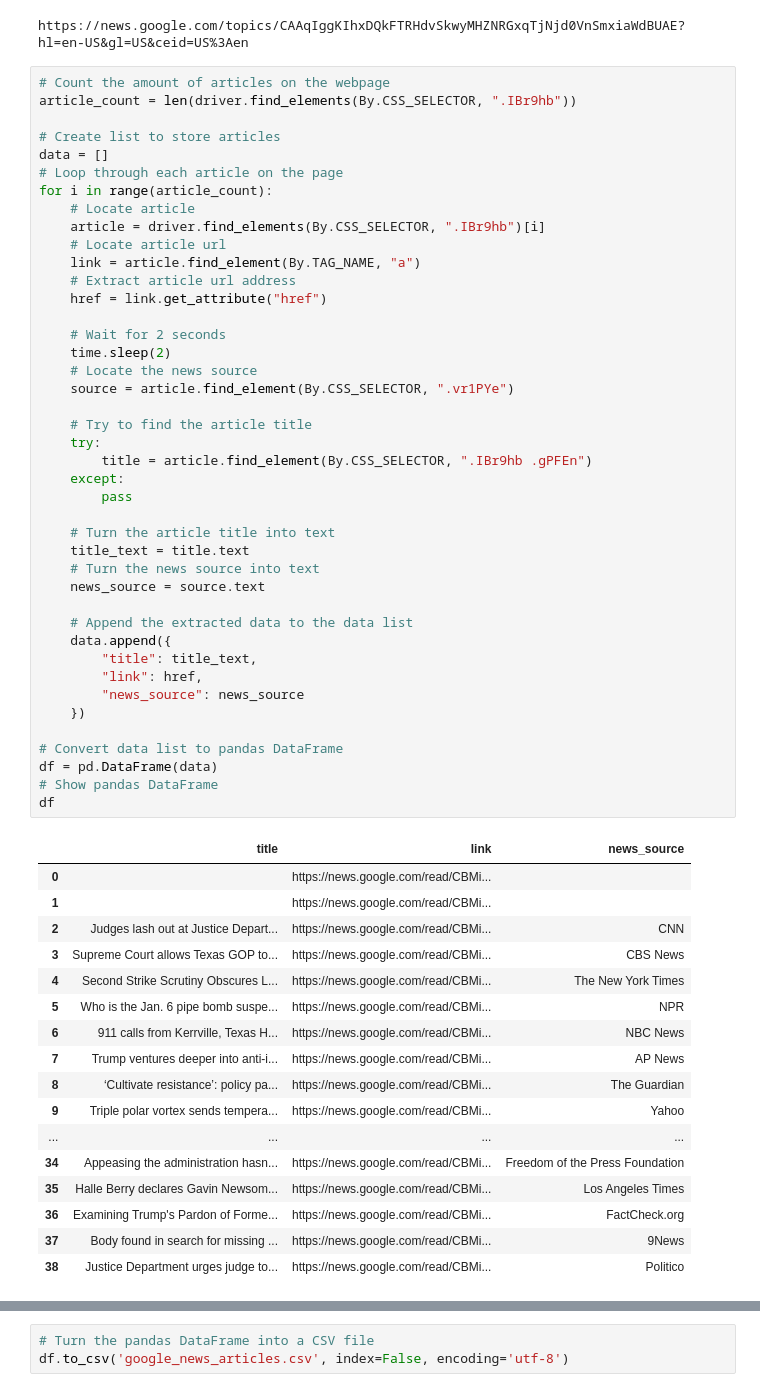
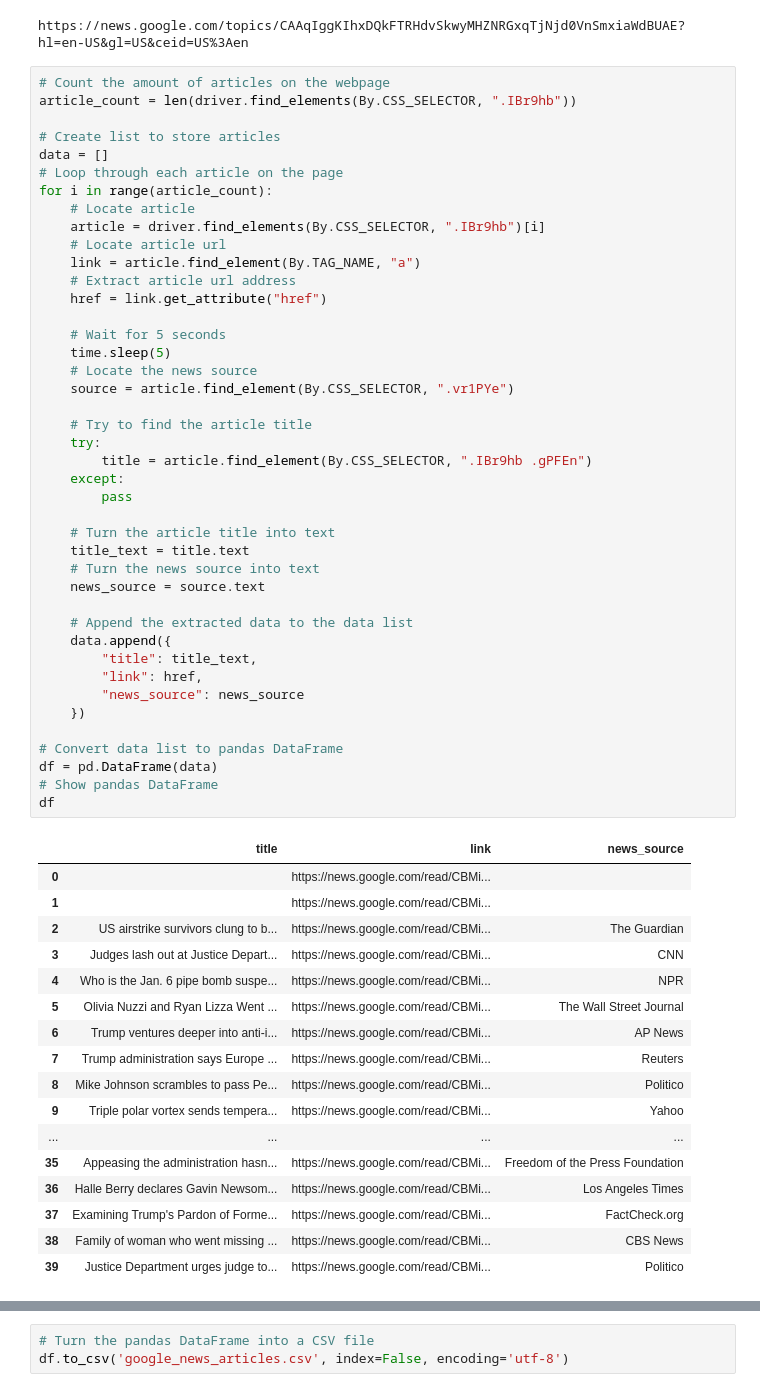
Before and after one commit to Cameron-Meinsma/Assignment_3, a Jupyter notebook: assignment_3.ipynb, the cells around one changed output, grey strips where cells are left out. Saved outputs shown, nothing was run; the diff lists cells and outputs as text.

Commit message:
Increase waiting time for page to load

```diff
--- a/assignment_3.ipynb
+++ b/assignment_3.ipynb
@@ -87,51 +87,51 @@ for i in range(article_count):
     # Extract article url address
     href = link.get_attribute("href")
 
-    # Wait for 2 seconds
-    time.sleep(2)
+    # Wait for 5 seconds
+    time.sleep(5)
     # Locate the news source
     source = article.find_element(By.CSS_SELECTOR, ".vr1PYe")
 
     # Try to find the article title
     try:
         title = article.find_element(By.CSS_SELECTOR, ".IBr9hb .gPFEn")
     except:
         pass
 
     # Turn the article title into text
     title_text = title.text
     # Turn the news source into text
     news_source = source.text
 
     # Append the extracted data to the data list
     data.append({
         "title": title_text,
         "link": href,
         "news_source": news_source
     })
 
 # Convert data list to pandas DataFrame
 df = pd.DataFrame(data)
 # Show pandas DataFrame
 df
 # %% [output]
 |  | title | link | news_source |
 | 0 |  | https://news.google.com/read/CBMi... |  |
 | 1 |  | https://news.google.com/read/CBMi... |  |
-| 2 | Judges lash out at Justice Depart... | https://news.google.com/read/CBMi... | CNN |
-| 3 | Supreme Court allows Texas GOP to... | https://news.google.com/read/CBMi... | CBS News |
-| 4 | Second Strike Scrutiny Obscures L... | https://news.google.com/read/CBMi... | The New York Times |
-| 5 | Who is the Jan. 6 pipe bomb suspe... | https://news.google.com/read/CBMi... | NPR |
-| 6 | 911 calls from Kerrville, Texas H... | https://news.google.com/read/CBMi... | NBC News |
-| 7 | Trump ventures deeper into anti-i... | https://news.google.com/read/CBMi... | AP News |
-| 8 | ‘Cultivate resistance’: policy pa... | https://news.google.com/read/CBMi... | The Guardian |
+| 2 | US airstrike survivors clung to b... | https://news.google.com/read/CBMi... | The Guardian |
+| 3 | Judges lash out at Justice Depart... | https://news.google.com/read/CBMi... | CNN |
+| 4 | Who is the Jan. 6 pipe bomb suspe... | https://news.google.com/read/CBMi... | NPR |
+| 5 | Olivia Nuzzi and Ryan Lizza Went ... | https://news.google.com/read/CBMi... | The Wall Street Journal |
+| 6 | Trump ventures deeper into anti-i... | https://news.google.com/read/CBMi... | AP News |
+| 7 | Trump administration says Europe ... | https://news.google.com/read/CBMi... | Reuters |
+| 8 | Mike Johnson scrambles to pass Pe... | https://news.google.com/read/CBMi... | Politico |
 | 9 | Triple polar vortex sends tempera... | https://news.google.com/read/CBMi... | Yahoo |
 | ... | ... | ... | ... |
-| 34 | Appeasing the administration hasn... | https://news.google.com/read/CBMi... | Freedom of the Press Foundation |
-| 35 | Halle Berry declares Gavin Newsom... | https://news.google.com/read/CBMi... | Los Angeles Times |
-| 36 | Examining Trump's Pardon of Forme... | https://news.google.com/read/CBMi... | FactCheck.org |
-| 37 | Body found in search for missing ... | https://news.google.com/read/CBMi... | 9News |
-| 38 | Justice Department urges judge to... | https://news.google.com/read/CBMi... | Politico |
+| 35 | Appeasing the administration hasn... | https://news.google.com/read/CBMi... | Freedom of the Press Foundation |
+| 36 | Halle Berry declares Gavin Newsom... | https://news.google.com/read/CBMi... | Los Angeles Times |
+| 37 | Examining Trump's Pardon of Forme... | https://news.google.com/read/CBMi... | FactCheck.org |
+| 38 | Family of woman who went missing ... | https://news.google.com/read/CBMi... | CBS News |
+| 39 | Justice Department urges judge to... | https://news.google.com/read/CBMi... | Politico |
 # %%
 # Remove first two rows which do not contain a title nor a news source
 df = df.iloc[2:]
```
Also changed, not shown: parts of 2 cells of this notebook.
